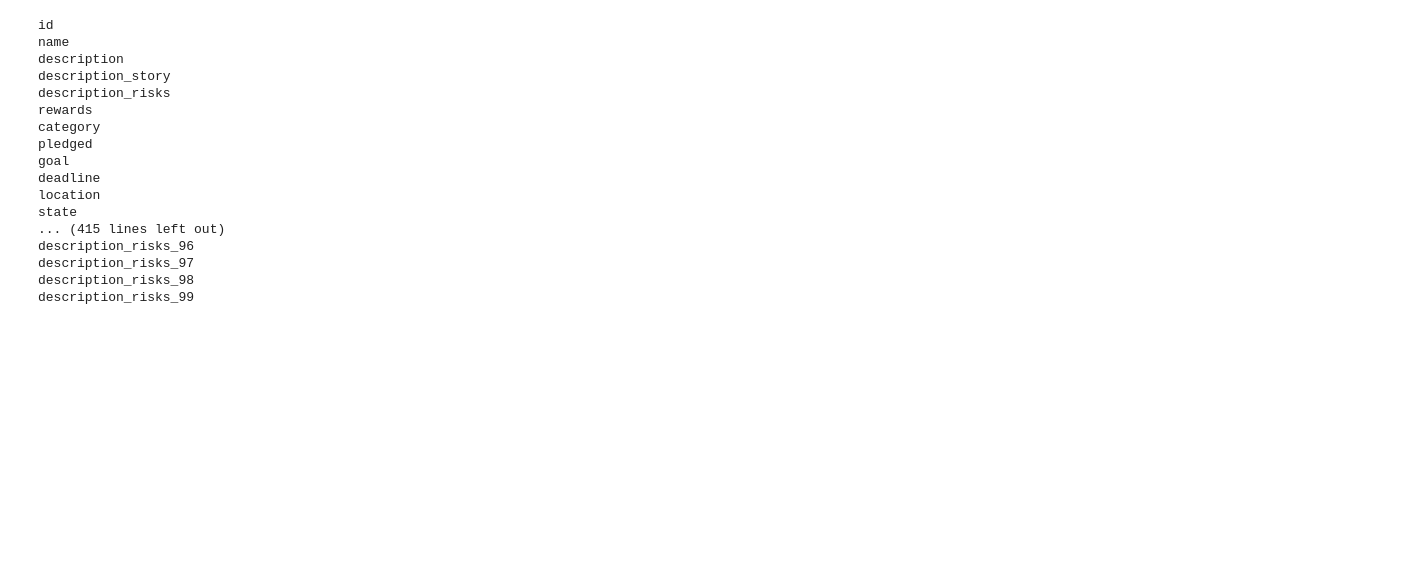
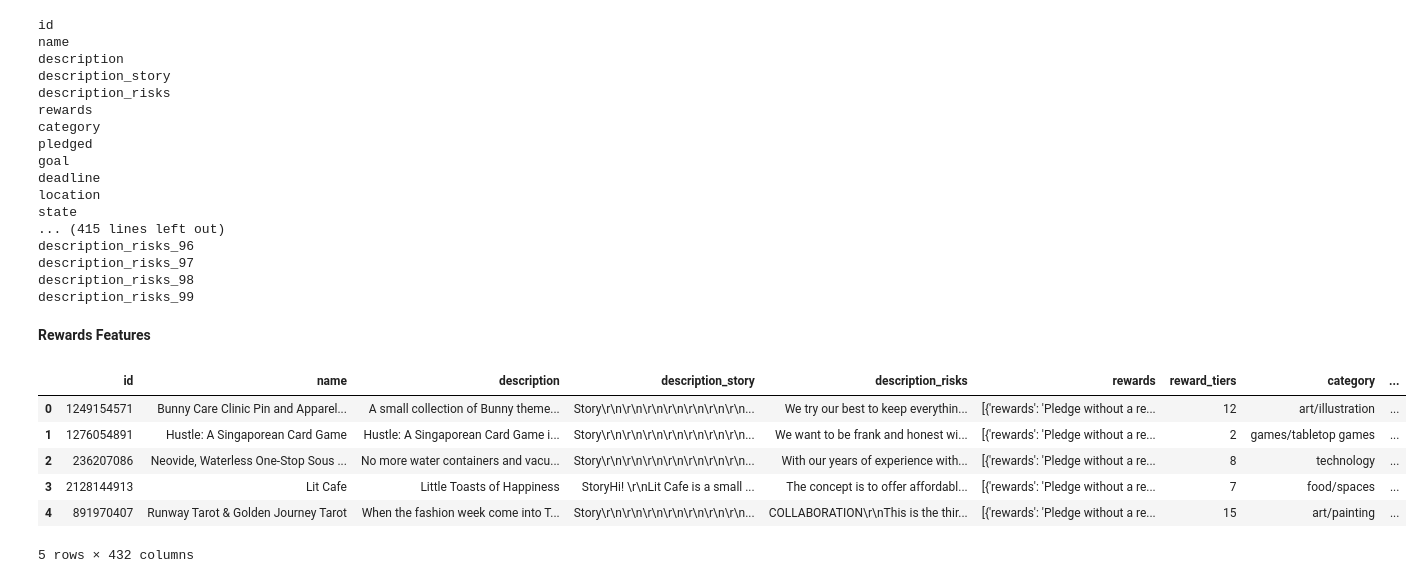
Before and after one commit to bandytan/Kickstarter-Campaign-Success-Predictor, a Jupyter notebook: Feature Engineering.ipynb, the cells around one changed output. Cells and saved outputs as stored; diff of their text form; code cells hidden in the pictures; blank space fills up the shorter version.

Commit message:
Added rewards features to combined code

```diff
--- a/Feature Engineering.ipynb
+++ b/Feature Engineering.ipynb
@@ -178,3 +177,57 @@ description_risks_96
 description_risks_97
 description_risks_98
 description_risks_99
+# %% [markdown]
+**Rewards Features**
+# %%
+def create_rewards_tiers(df):
+    df["reward_tiers"] = df["rewards"].apply(lambda x : len(ast.literal_eval(x)))
+    df = move_reward_tiers(df)
+    return df
+
+def create_all_reward_amount(df):
+    df["all_reward_amount"] = np.empty((len(df), 0)).tolist()
+
+    for i in range(len(df)):
+        all_reward_amount = []
+        dict_list = ast.literal_eval(df.iloc[i, 5]) # Converts rewards column into dictionary
+
+        for dict in dict_list:
+            values_string = str(dict.values())
+            reward_title = re.search(r"Pledge S\$ \d{1,3}(,\d{1,3})? or more", values_string) # Search for all reward titles
+
+            if reward_title is not None:
+                reward_amount = re.search(r"\d{1,3}(,\d{1,3})?", reward_title.group()) # Search for only the digits in reward amount
+                if reward_amount is not None:
+                    all_reward_amount.append(reward_amount.group())
+            else:
+                all_reward_amount.append(0) # If no reward title is found, add 0
+        df["all_reward_amount"][i] = all_reward_amount
+    df = move_all_reward_amount(df)
+    return df
+
+# Rearange reward_tiers column to the right of rewards
+def move_reward_tiers(df):
+    cols = df.columns.tolist()
+    cols = cols[:6] + [cols[-1]] + cols[6:-1]
+    df = df[cols]
+    return df
+
+# Rearange all_reward_amount column to the right of reward_tiers
+def move_all_reward_amount(df):
+    cols = df.columns.tolist()
+    cols = cols[:7] + [cols[-1]] + cols[7:-1]
+    df = df[cols]
+    return df
+# %%
+# Create reward tiers feature
+df = create_rewards_tiers(df)
+df.head()
+# %% [output]
+|  | id | name | description | description_story | description_risks | rewards | reward_tiers | category | ... |
+| 0 | 1249154571 | Bunny Care Clinic Pin and Apparel... | A small collection of Bunny theme... | Story\r\n\r\n\r\n\r\n\r\n\r\n\r\n... | We try our best to keep everythin... | [{'rewards': 'Pledge without a re... | 12 | art/illustration | ... |
+| 1 | 1276054891 | Hustle: A Singaporean Card Game | Hustle: A Singaporean Card Game i... | Story\r\n\r\n\r\n\r\n\r\n\r\n\r\n... | We want to be frank and honest wi... | [{'rewards': 'Pledge without a re... | 2 | games/tabletop games | ... |
+| 2 | 236207086 | Neovide, Waterless One-Stop Sous ... | No more water containers and vacu... | Story\r\n\r\n\r\n\r\n\r\n\r\n\r\n... | With our years of experience with... | [{'rewards': 'Pledge without a re... | 8 | technology | ... |
+| 3 | 2128144913 | Lit Cafe | Little Toasts of Happiness | StoryHi! \r\nLit Cafe is a small ... | The concept is to offer affordabl... | [{'rewards': 'Pledge without a re... | 7 | food/spaces | ... |
+| 4 | 891970407 | Runway Tarot & Golden Journey Tarot | When the fashion week come into T... | Story\r\n\r\n\r\n\r\n\r\n\r\n\r\n... | COLLABORATION\r\nThis is the thir... | [{'rewards': 'Pledge without a re... | 15 | art/painting | ... |
+5 rows × 432 columns
```
Also changed, not shown: parts of 3 cells of this notebook, 1 other file.
